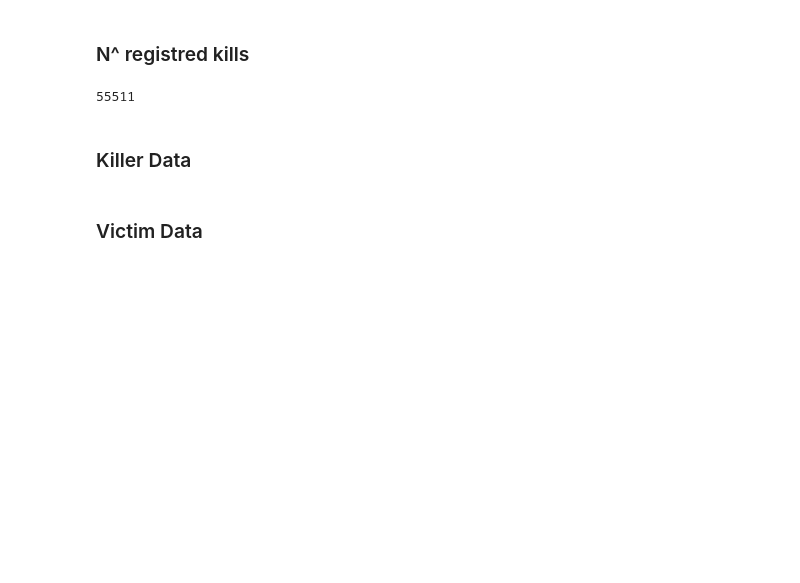
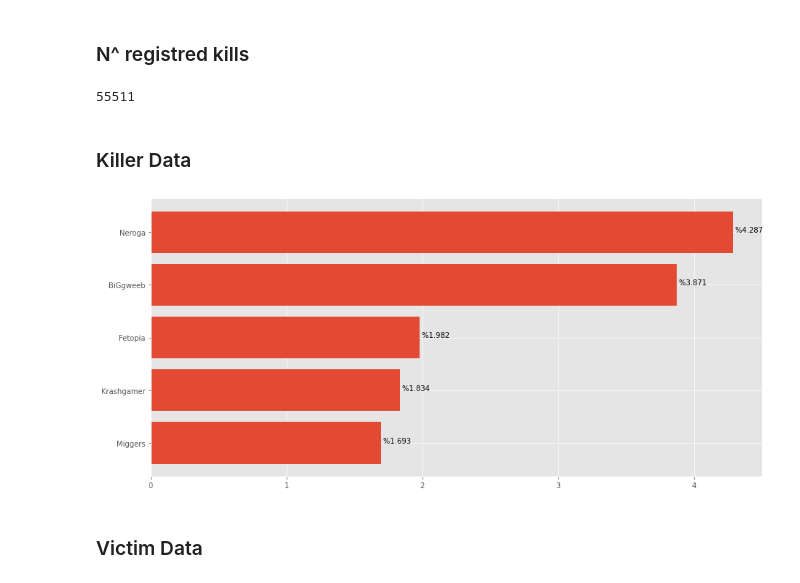
Before and after one commit to TechAle/salc1-data-mining, a Jupyter notebook: notebooks/kill_and_death/KillDeathResults.ipynb, the cells around one changed output. Drawn from its saved outputs; the diff is of its cells as text; code cells hidden in the pictures; blank space fills up the shorter version.

Commit message:
Killer Notebook now use mostly functions

```diff
--- a/notebooks/kill_and_death/KillDeathResults.ipynb
+++ b/notebooks/kill_and_death/KillDeathResults.ipynb
@@ -15,7 +15,12 @@ from IPython.display import clear_output
 # %%
 spawn_region = 100
 ## Read the dataframe
-df = pd.read_pickle("../../data/ufficial/pickle/kills.pkl")
+df = pd.read_pickle("../../data/ufficial/pickle/kills.pkl").\
+        rename(columns={
+            "killer_name" : "Killer",
+            "victim_name" : "Victim",
+            "weapon" : "Items"
+        })
 dfNoNaN = df.dropna(how='any',axis=0)
 
 ## Values we want
@@ -84,6 +89,24 @@ def createGraph(top5):
 
     ## Show
     plt.show()
+# %%
+def createFiles(want, registredKills):
+    genClass = pd.DataFrame({
+        want: [],
+        "Num": [],
+        "Perc": []
+    })
+    rif = df[want].value_counts()
+    ## Print killers
+    for value, num in rif.items():
+        print(want + ": %s Num: %d Perc: %f %%" % (value, num, num / registredKills * 100))
+        genClass = genClass.append({"Num": num, "Perc": num / registredKills * 100, "want": value}, ignore_index=True)
+    clear_output()
+    kClass = genClass.set_index(want)
+    ## Export this
+    kClass.to_csv("../../results/kills/%sClass.csv" % (want))
+    ## Graph first 5 killers
+    createGraph(((rif / registredKills * 100)[:5].round(3))[:5].round(3))
 # %%
 ## Take first 5 y
 createGraph((dfNoNaN.y_death.value_counts(normalize=True) * 100)[:5].round(3))
@@ -111,7 +126,7 @@ items = df["weapon"].value_counts()
 # %% [markdown]
 ### N^ registred kills
 # %%
-registredKills = df["killer_name"].value_counts().sum()
+registredKills = df["Killer"].value_counts().sum()
 print(registredKills)
 # %% [output]
 55511
@@ -139,2 +135,6 @@ clear_output()
+# %%
+createFiles("Killer", registredKills)
+# %% [output]
+[figure, added]
 # %% [markdown]
 ### Victim Data
```
Also changed, not shown: parts of 17 cells of this notebook, 4 other files.
